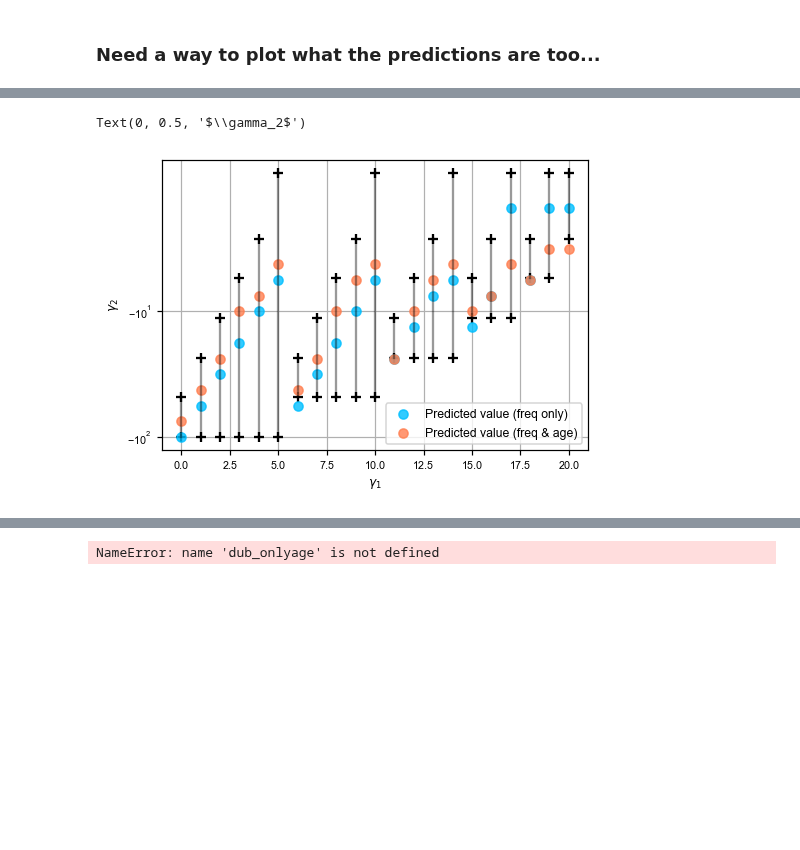
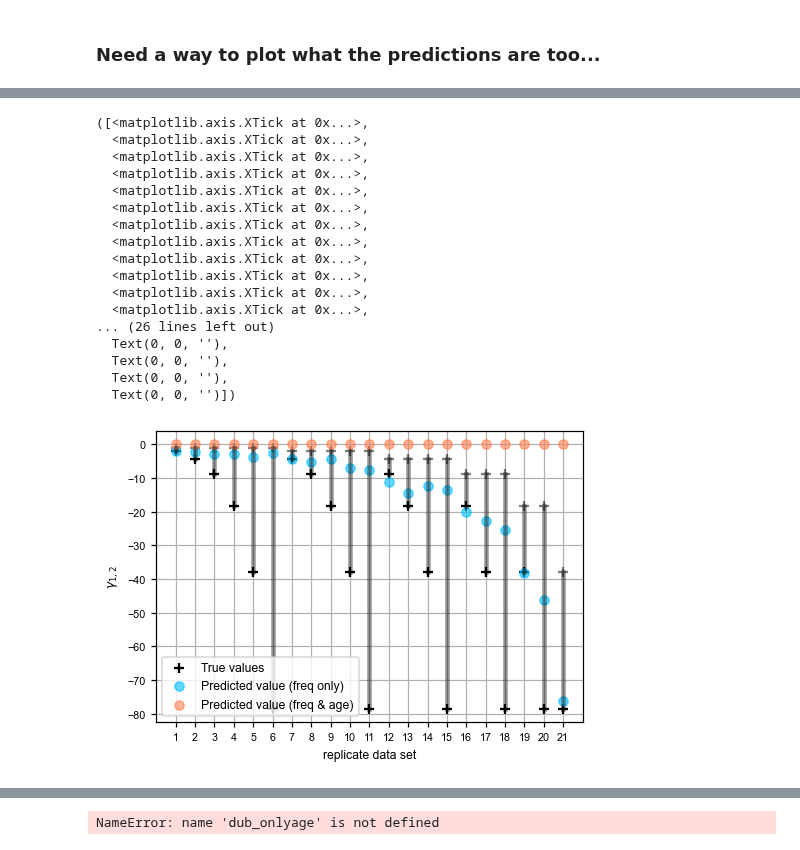
Before and after one commit to VivaswatS/selCoefEst, a Jupyter notebook: mom-framework.ipynb, the cells around one changed output, grey strips where cells are left out. Drawn from its saved outputs; the diff is of its cells as text; code cells hidden in the pictures; blank space fills up the shorter version.

```diff
--- a/mom-framework.ipynb
+++ b/mom-framework.ipynb
@@ -329,14 +329,14 @@ array([[0.000, 0.000, 0.000, ..., 0.000, 0.000, 0.000],
 # up_xa_s = h5py.File(io.BytesIO(), 'w')
 # del up_xa_s
 gamma2 = -np.logspace(-.5,2.5,25,) # np.logspace(-0.5,2.5,25)
-up_xa_s = dict.fromkeys(gamma2)
+# up_xa_s = dict.fromkeys(gamma2)
 ## use different lengths of time for each gamma (high gamma - small limits)
 ## go up to 5 orders of magnitude below start (i.e., E[# seg sites] < 1e-11)
 # limal = np.concatenate((np.linspace(7500,85000,20,dtype=int),np.repeat(85000,30)))
-limal = np.linspace(140000,10000,25,dtype='int')
-for ig, g in enumerate(gamma2):
+# limal = np.linspace(140000,10000,25,dtype='int')
+# for ig, g in enumerate(gamma2):
     # unscaled probability - almost likelihood
-    up_xa_s[g] = run_mom_iterate(limal[ig], 2000, 0.5*g/N, N, 1.25e-8, misc = {'dt_fac':0.02, 'adapt_dt':True})
+    # up_xa_s[g] = run_mom_iterate(limal[ig], 2000, 0.5*g/N, N, 1.25e-8, misc = {'dt_fac':0.02, 'adapt_dt':True})
     # can project down to any sample size using moments.Spectrum(p_xa_s[g][-1,:]).project([20])*120/20
 # %%
 up_xa_s[gamma2[0]].shape
@@ -1874,9 +1871,26 @@ np.sqrt(np.mean(np.sum((dubpreds[:,2]-diffgamma[:,0])**2+(dubpreds[:,3]-diffgamm
 # %%
-plt.scatter(range(len(diffgamma)),diffgamma[:,0],marker='+',color='k'); plt.scatter(range(len(diffgamma)),diffgamma[:,1],marker='+',color='k'); plt.yscale('symlog')
-plt.scatter(range(len(diffgamma)),sinpreds[:,0],color='deepskyblue',alpha=0.8,label='Predicted value (freq only)');
-plt.scatter(range(len(diffgamma)),sinpreds[:,1],color='coral',alpha=0.8,label='Predicted value (freq & age)');
-plt.plot([np.arange(len(diffgamma)),np.arange(len(diffgamma))],[diffgamma[:,0],diffgamma[:,1]],color='k',alpha=0.4); plt.grid();
-plt.legend(); plt.xlabel(r'$\gamma_1$'); plt.ylabel(r'$\gamma_2$')
+plt.scatter(range(1,len(diffgamma)+1),diffgamma[:,0],marker='+',color='k',alpha=0.5); plt.scatter(range(1,len(diffgamma)+1),diffgamma[:,1],marker='+',color='k',label='True values'); #plt.yscale('symlog')
+plt.scatter(range(1,len(diffgamma)+1),sinpreds[:,0],color='deepskyblue',alpha=0.6,label='Predicted value (freq only)');
+plt.scatter(range(1,len(diffgamma)+1),sinpreds[:,1],color='coral',alpha=0.6,label='Predicted value (freq & age)');
+plt.plot([range(1,len(diffgamma)+1),range(1,len(diffgamma)+1)],[diffgamma[:,0],diffgamma[:,1]],color='k',alpha=0.4,linewidth=3);
+plt.legend(); plt.xlabel('replicate data set'); plt.ylabel(r'$\gamma_{1,2}$'); plt.grid(); plt.xticks(ticks=range(1,22))
+# plt.savefig("../figs/twoparam1pred.pdf")
 # %% [output]
-Text(0, 0.5, '$\\gamma_2$')
+([<matplotlib.axis.XTick at 0x...>,
+  <matplotlib.axis.XTick at 0x...>,
+  <matplotlib.axis.XTick at 0x...>,
+  <matplotlib.axis.XTick at 0x...>,
+  <matplotlib.axis.XTick at 0x...>,
+  <matplotlib.axis.XTick at 0x...>,
+  <matplotlib.axis.XTick at 0x...>,
+  <matplotlib.axis.XTick at 0x...>,
+  <matplotlib.axis.XTick at 0x...>,
+  <matplotlib.axis.XTick at 0x...>,
+  <matplotlib.axis.XTick at 0x...>,
+  <matplotlib.axis.XTick at 0x...>,
+... (26 lines left out)
+  Text(0, 0, ''),
+  Text(0, 0, ''),
+  Text(0, 0, ''),
+  Text(0, 0, '')])
-[figure, old version]
+[figure, new version]
```
Also changed, not shown: parts of 30 cells of this notebook, 2 other files.
